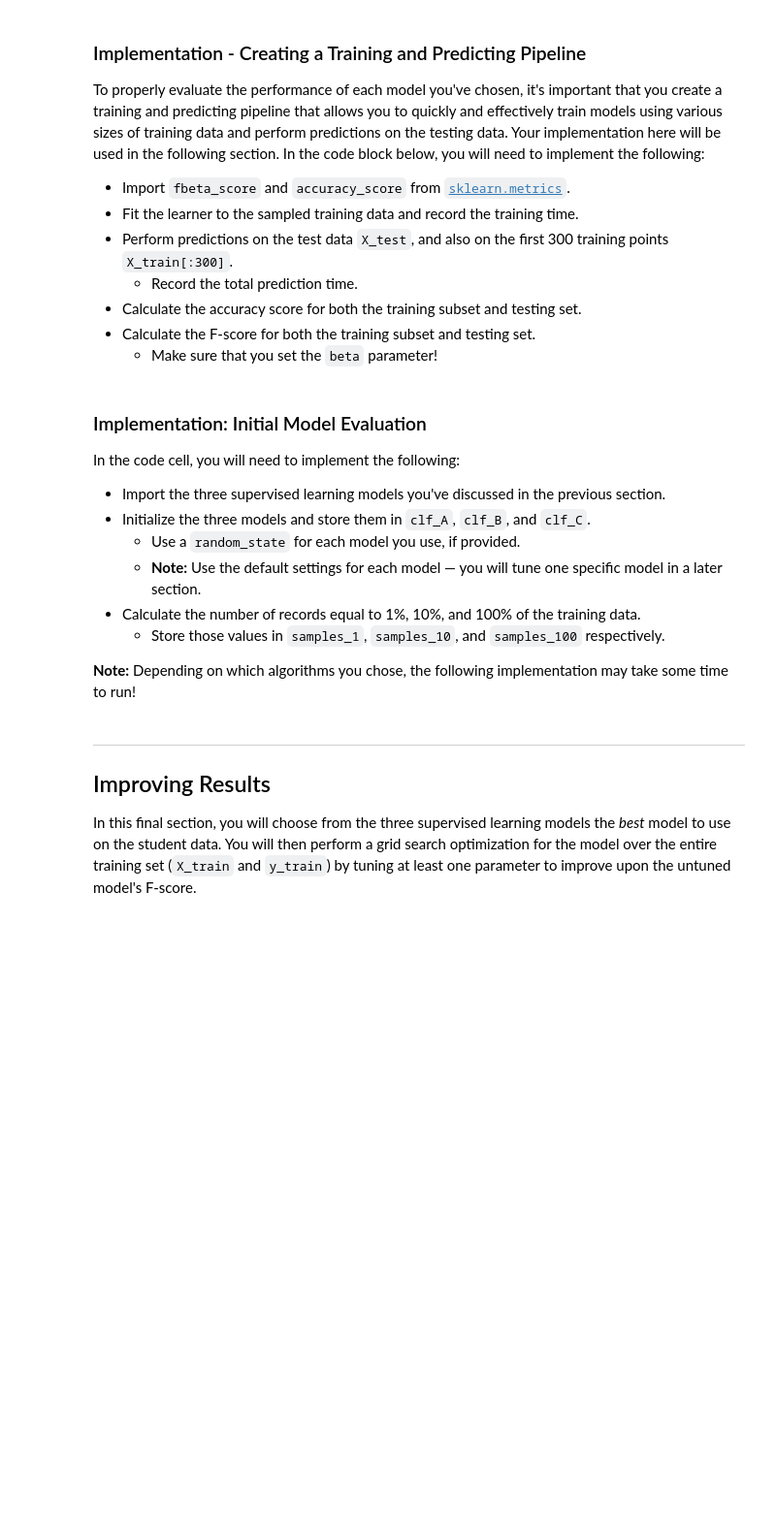
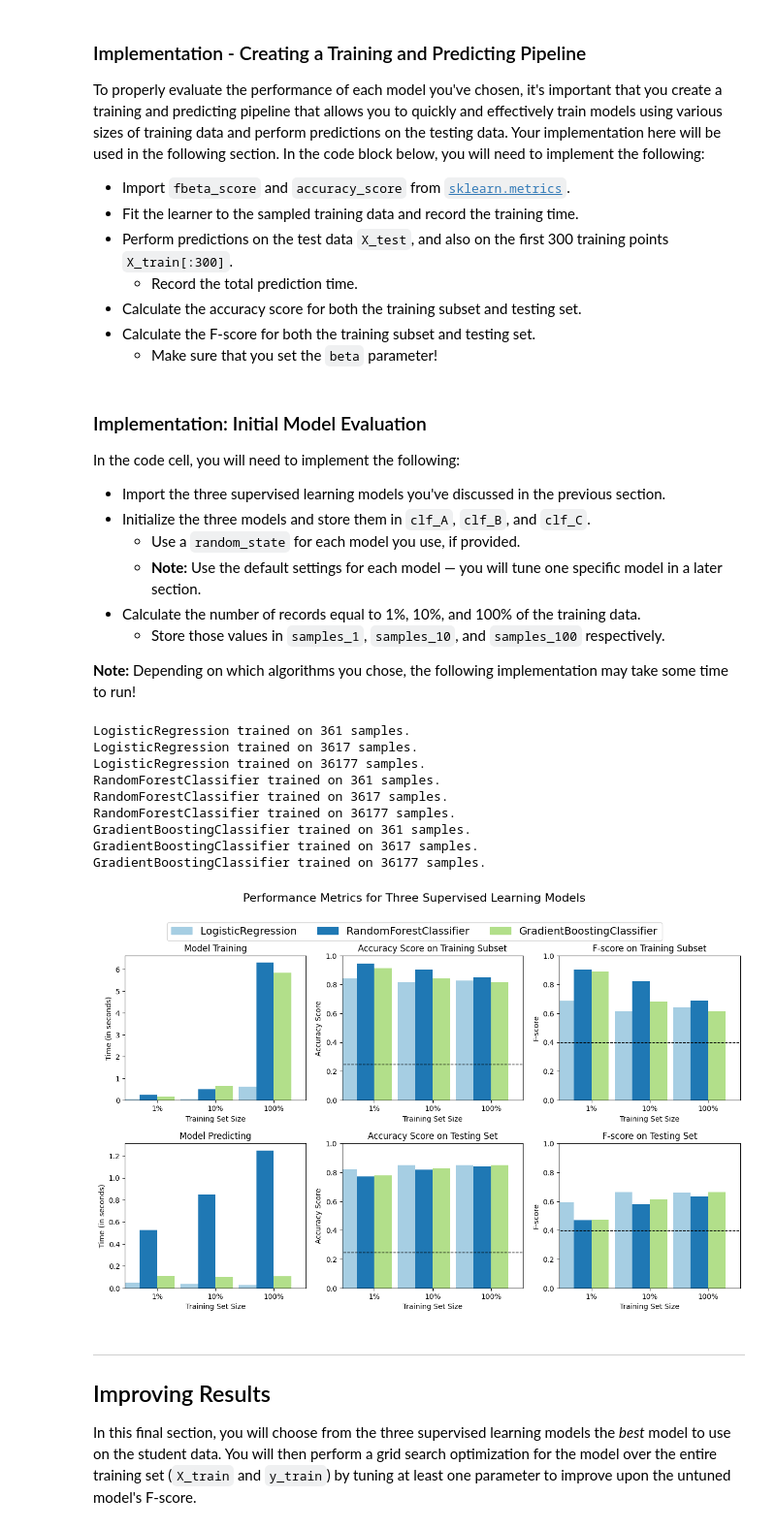
Before and after one commit to ghazicc/ML_Project1, a Jupyter notebook: finding_donors/finding_donors.ipynb, the cells around one changed output. Shown at 97% size. Saved outputs shown, nothing was run; the diff lists cells and outputs as text; code cells hidden in the pictures; blank space fills up the shorter version.

```diff
--- a/finding_donors/finding_donors.ipynb
+++ b/finding_donors/finding_donors.ipynb
@@ -229,12 +251,12 @@ TN = 0 # No predicted negatives in the naive case
 FN = 0 # No predicted negatives in the naive case
 
 # TODO: Calculate accuracy, precision and recall
-accuracy = None
-recall = None
-precision = None
+accuracy = (TP + TN) / (TP + TN + FP + FN)
+recall = TP / (TP + FN)
+precision = TP / (TP + FP)
 
 # TODO: Calculate F-score using the formula above for beta = 0.5 and correct values for precision and recall.
-fscore = None
+fscore = 2*(precision*recall)/(precision+recall)
 
 # Print the results
 print("Naive Predictor: [Accuracy score: {:.4f}, F-score: {:.4f}]".format(accuracy, fscore))
@@ -275,6 +332,7 @@ In the code block below, you will need to implement the following:
    - Make sure that you set the `beta` parameter!
 # %%
 # TODO: Import two metrics from sklearn - fbeta_score and accuracy_score
+from sklearn.metrics import fbeta_score, accuracy_score
 
 def train_predict(learner, sample_size, X_train, y_train, X_test, y_test):
     '''
@@ -291,33 +349,33 @@ def train_predict(learner, sample_size, X_train, y_train, X_test, y_test):
 
     # TODO: Fit the learner to the training data using slicing with 'sample_size' using .fit(training_features[:], training_labels[:])
     start = time() # Get start time
-    learner = None
+    learner.fit(X_train[:sample_size], y_train[:sample_size])
     end = time() # Get end time
 
     # TODO: Calculate the training time
-    results['train_time'] = None
+    results['train_time'] = end - start
 
     # TODO: Get the predictions on the test set(X_test),
     #       then get predictions on the first 300 training samples(X_train) using .predict()
     start = time() # Get start time
-    predictions_test = None
-    predictions_train = None
+    predictions_test = learner.predict(X_test)
+    predictions_train = learner.predict(X_train)
     end = time() # Get end time
 
     # TODO: Calculate the total prediction time
-    results['pred_time'] = None
+    results['pred_time'] = end - start
 
     # TODO: Compute accuracy on the first 300 training samples which is y_train[:300]
-    results['acc_train'] = None
+    results['acc_train'] = accuracy_score(y_train[:300], predictions_train[:300])
 
     # TODO: Compute accuracy on test set using accuracy_score()
-    results['acc_test'] = None
+    results['acc_test'] = accuracy_score(y_test[:300], predictions_test[:300])
 
     # TODO: Compute F-score on the the first 300 training samples using fbeta_score()
-    results['f_train'] = None
+    results['f_train'] = fbeta_score(y_train[:300], predictions_train[:300], beta = 0.5)
 
     # TODO: Compute F-score on the test set which is y_test
-    results['f_test'] = None
+    results['f_test'] = fbeta_score(y_test[:300], predictions_test[:300], beta = 0.5)
 
     # Success
     print("{} trained on {} samples.".format(learner.__class__.__name__, sample_size))
@@ -338,30 +396,45 @@ In the code cell, you will need to implement the following:
 # %%
 # TODO: Import the three supervised learning models from sklearn
 
+from sklearn.linear_model import LogisticRegression
+from sklearn.ensemble import RandomForestClassifier
+from sklearn.ensemble import GradientBoostingClassifier
+
 # TODO: Initialize the three models
-clf_A = None
-clf_B = None
-clf_C = None
+clf_A = LogisticRegression(random_state = 42)
+clf_B = RandomForestClassifier(random_state = 42)
+clf_C = GradientBoostingClassifier(random_state = 42)
 
 # TODO: Calculate the number of samples for 1%, 10%, and 100% of the training data
 # HINT: samples_100 is the entire training set i.e. len(y_train)
 # HINT: samples_10 is 10% of samples_100 (ensure to set the count of the values to be `int` and not `float`)
 # HINT: samples_1 is 1% of samples_100 (ensure to set the count of the values to be `int` and not `float`)
-samples_100 = None
-samples_10 = None
-samples_1 = None
+samples_100 = len(y_train)
+samples_10 = int(len(y_train) * 0.1)
+samples_1 = int(len(y_train) * 0.01)
 
 # Collect results on the learners
 results = {}
 for clf in [clf_A, clf_B, clf_C]:
     clf_name = clf.__class__.__name__
     results[clf_name] = {}
     for i, samples in enumerate([samples_1, samples_10, samples_100]):
         results[clf_name][i] = \
         train_predict(clf, samples, X_train, y_train, X_test, y_test)
 
 # Run metrics visualization for the three supervised learning models chosen
 vs.evaluate(results, accuracy, fscore)
+# %% [output]
+LogisticRegression trained on 361 samples.
+LogisticRegression trained on 3617 samples.
+LogisticRegression trained on 36177 samples.
+RandomForestClassifier trained on 361 samples.
+RandomForestClassifier trained on 3617 samples.
+RandomForestClassifier trained on 36177 samples.
+GradientBoostingClassifier trained on 361 samples.
+GradientBoostingClassifier trained on 3617 samples.
+GradientBoostingClassifier trained on 36177 samples.
+[figure, added]
 # %% [markdown]
 ----
 ## Improving Results
```
Also changed, not shown: parts of 11 cells of this notebook.
